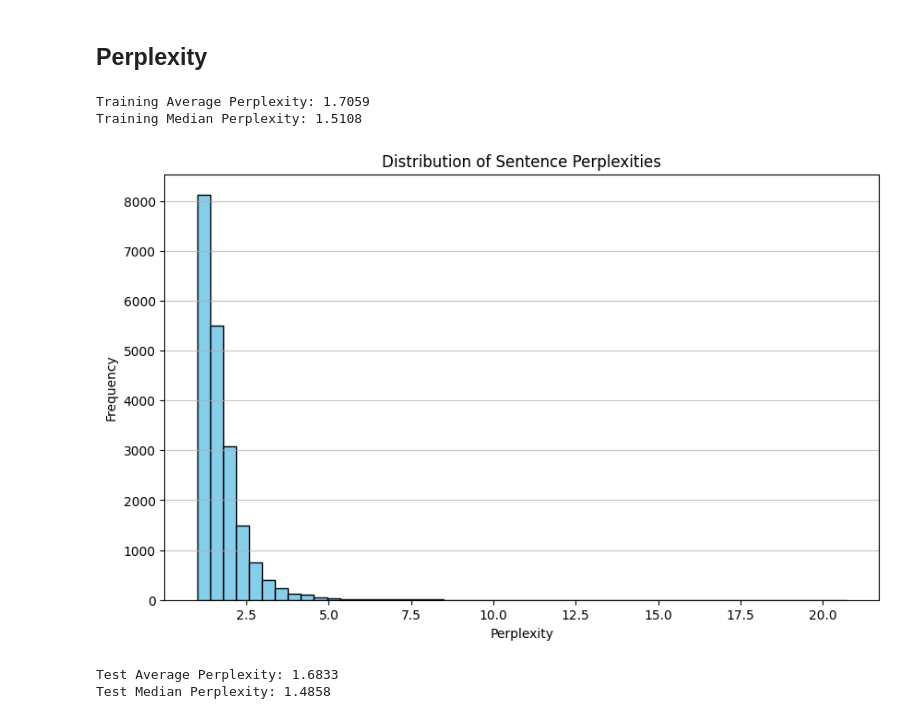
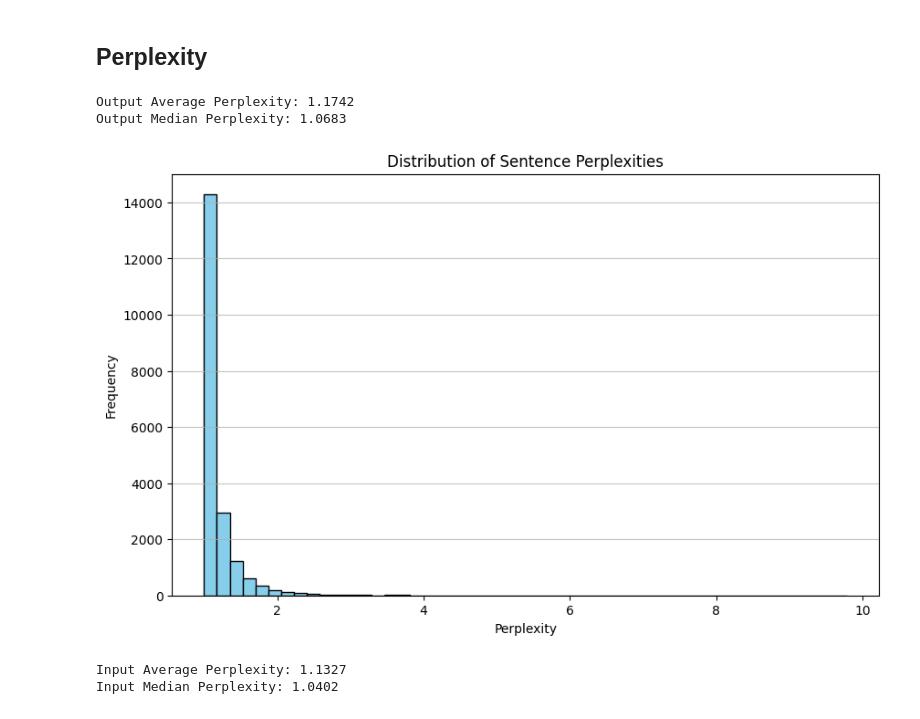
Before and after one commit to Vithesh-Reddy/Measuring-Text-Fluency, a Jupyter notebook: LSTM.ipynb, the cells around one changed output. Saved outputs shown, nothing was run; the diff lists cells and outputs as text; code cells hidden in the pictures.

```diff
--- a/LSTM.ipynb
+++ b/LSTM.ipynb
@@ -50,4 +78,4 @@ def get_sentences(csv_file):
 # %%
-sentences, test_sentences = get_sentences('C4_200M_1M.csv')
+sentences, test_sentences, output_sentences = get_sentences('C4_200M_1M.csv')
 # %%
 print(len(sentences))
@@ -169,6 +201,10 @@ sentences = preprocess.process()
 # Preprocess the test sentences
 preprocess = Preprocess(test_sentences)
 test_sentences = preprocess.process()
+# %%
+# Preprocess the output sentences
+preprocess = Preprocess(output_sentences)
+output_sentences = preprocess.process()
 # %%
 print(len(sentences))
 print(sentences[:10])
@@ -238,7 +274,7 @@ def create_dataloader(sentences, vocab, sequence_length=50, batch_size=64):
     return dataloader
 # %%
 # Create a dataloader
-train_dataloader = create_dataloader(sentences, vocab, sequence_length=50, batch_size=32)
+train_dataloader = create_dataloader(sentences, vocab, sequence_length=100, batch_size=32)
 # %% [markdown]
 ## LSTM Model
 # %%
@@ -268,8 +304,8 @@ class BiLSTM(nn.Module):
 # %%
 # Hyperparameters
 vocab_size = len(vocab)
-embedding_dim = 100
-hidden_dim = 64
+embedding_dim = 300
+hidden_dim = 128
 num_layers = 2
 dropout = 0.2
 
@@ -378,25 +414,25 @@ def plot_perplexity_distribution(sentences, model, vocab, device):
     plt.show()
 # %%
 # Get the average perplexity of the training sentences
-train_avg, train_med = average_and_median_perplexity(sentences, model, vocab, device)
-print(f'Training Average Perplexity: {train_avg:.4f}')
-print(f'Training Median Perplexity: {train_med:.4f}')
+train_avg, train_med = average_and_median_perplexity(output_sentences, model, vocab, device)
+print(f'Output Average Perplexity: {train_avg:.4f}')
+print(f'Output Median Perplexity: {train_med:.4f}')
 # %% [output]
-Training Average Perplexity: 1.7059
-Training Median Perplexity: 1.5108
+Output Average Perplexity: 1.1742
+Output Median Perplexity: 1.0683
 # %%
 # Plot the perplexity distribution of the training sentences
-plot_perplexity_distribution(sentences, model, vocab, device)
+plot_perplexity_distribution(output_sentences, model, vocab, device)
 # %% [output]
-[figure, old version]
+[figure, new version]
 # %%
 # Get the average perplexity of the test sentences
 test_avg, test_med = average_and_median_perplexity(test_sentences, model, vocab, device)
-print(f'Test Average Perplexity: {test_avg:.4f}')
-print(f'Test Median Perplexity: {test_med:.4f}')
+print(f'Input Average Perplexity: {test_avg:.4f}')
+print(f'Input Median Perplexity: {test_med:.4f}')
 # %% [output]
-Test Average Perplexity: 1.6833
-Test Median Perplexity: 1.4858
+Input Average Perplexity: 1.1327
+Input Median Perplexity: 1.0402
 # %%
 # Plot the perplexity distribution of the test sentences
 plot_perplexity_distribution(test_sentences, model, vocab, device)
```
Also changed, not shown: parts of 7 cells of this notebook.
